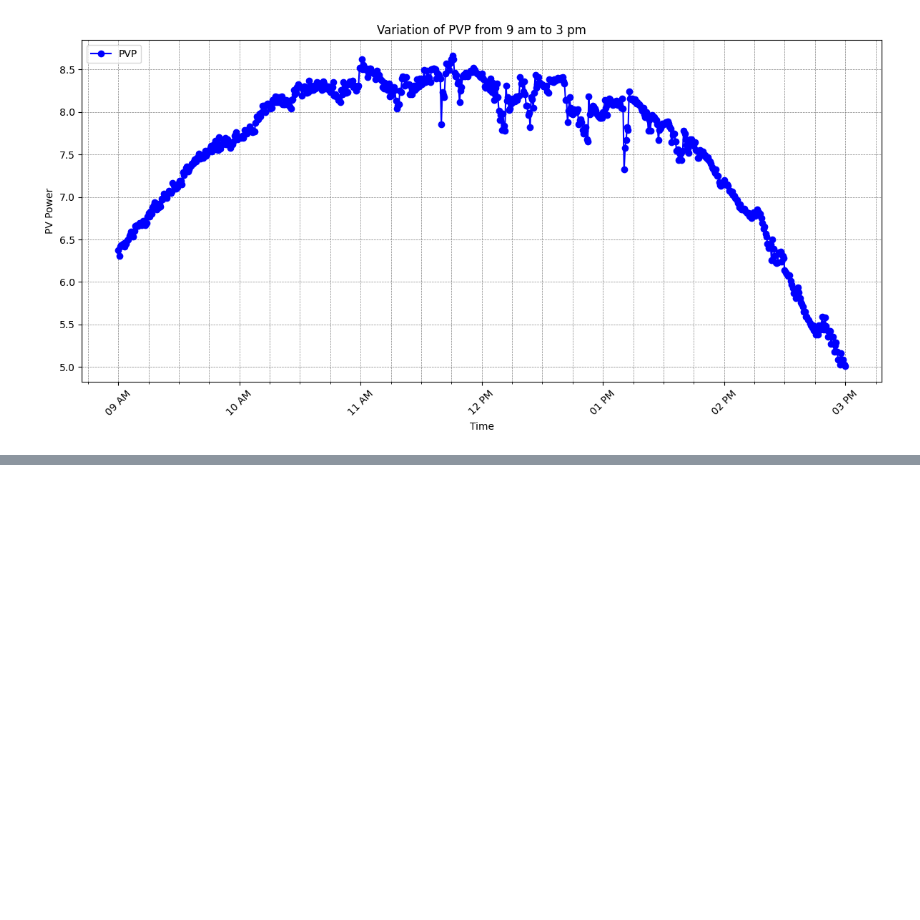
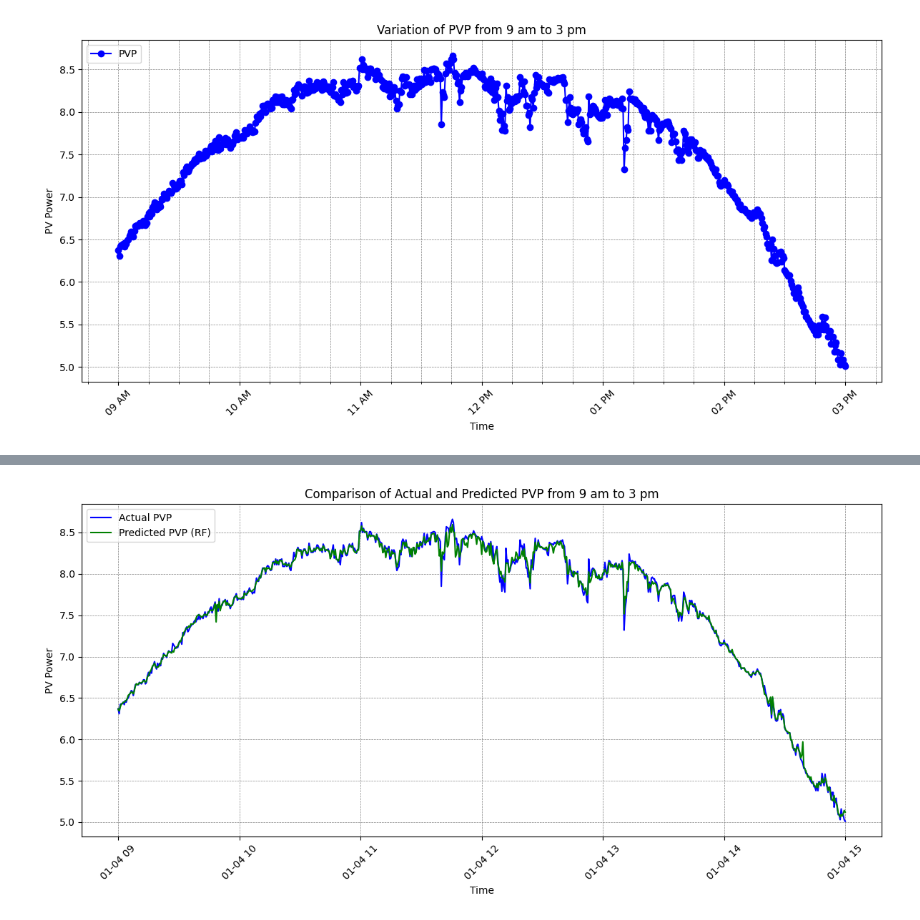
Before and after one commit to muhammedhasann/EcoRay, a Jupyter notebook: pv.ipynb, the cells around one changed output, grey strips where cells are left out. Saved outputs shown, nothing was run; the diff lists cells and outputs as text; code cells hidden in the pictures; blank space fills up the shorter version.

```diff
--- a/pv.ipynb
+++ b/pv.ipynb
@@ -453,36 +444,35 @@ filtered_data = data[(data['Time'].dt.time >= start_time) & (data['Time'].dt.tim
 
 # Define features and target variable
 features = ['Ambient', 'Radiation', 'PVT']
 target = 'PVP'
 
 X = filtered_data[features]
 y = filtered_data[target]
 
 # Splitting the filtered data into training and testing sets (80% train, 20% test)
 X_train, X_test, y_train, y_test = train_test_split(X, y, test_size=0.2, random_state=42)
 
 # Initialize and fit the Random Forest Regressor model
 model = RandomForestRegressor(n_estimators=100, random_state=42)
 model.fit(X_train, y_train)
 
 # Predicting on the filtered data
 y_pred = model.predict(X)
 
 # Plotting PVP against Time
 plt.figure(figsize=(12, 6))
-plt.plot(filtered_data['Time'], filtered_data['PVP'], marker='o', linestyle='-', color='blue', label='Actual PVP', linewidth=1)
-plt.plot(filtered_data['Time'], y_pred, marker='o', linestyle='-', color='red', label='Predicted PVP (RF)', linewidth=1)
+plt.plot(filtered_data['Time'], filtered_data['PVP'], marker='', linestyle='-', color='blue', label='Actual PVP')
+plt.plot(filtered_data['Time'], y_pred, marker='', linestyle='-', color='green', label='Predicted PVP (RF)')
 plt.xlabel('Time')
 plt.ylabel('PV Power')
 plt.title('Comparison of Actual and Predicted PVP from 9 am to 3 pm')
 plt.xticks(rotation=45)
-plt.gca().xaxis.set_major_locator(plt.matplotlib.dates.HourLocator(interval=1))
-plt.gca().xaxis.set_minor_locator(plt.matplotlib.dates.MinuteLocator(byminute=range(0, 60, 15))))
-plt.gca().xaxis.set_major_formatter(plt.matplotlib.dates.DateFormatter('%I %p'))
 plt.grid(True, which='both', linestyle='--', linewidth=0.5, color='gray')
 plt.legend(loc='upper left')
 plt.tight_layout()
 
 # Save the plot with a professional appearance
-plt.savefig('Actual_vs_Predicted_PVP.png', dpi=300, bbox_inches='tight')
+plt.savefig('Actual_vs_Predicted_PVP_Line.png', dpi=300, bbox_inches='tight')
 plt.show()
+# %% [output]
+[figure, added]
```
Also changed, not shown: parts of 14 cells of this notebook, 13 other files.
